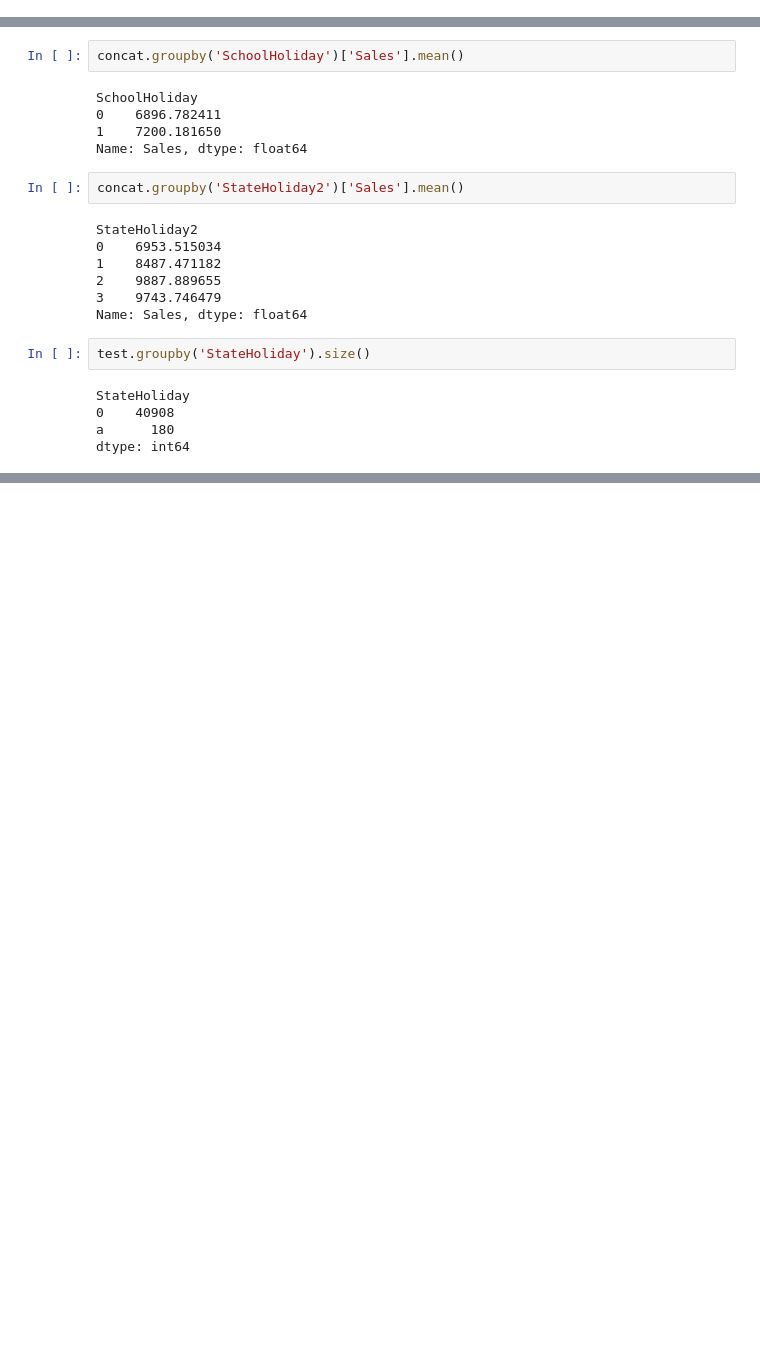
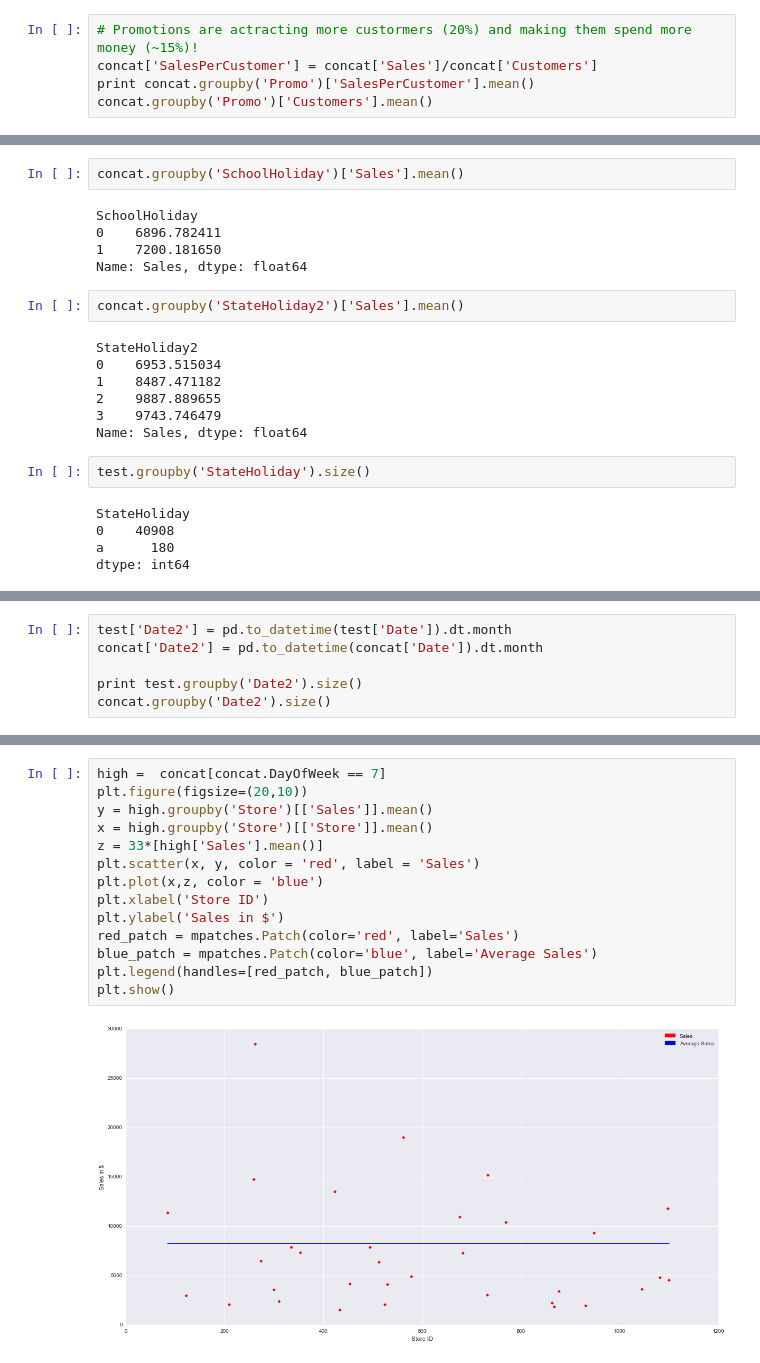
Before and after one commit to DarioMarrocchelli/DSI-Capstone-Project, a Jupyter notebook: DataExploration.ipynb, the cells around one changed output, grey strips where cells are left out. Cells and saved outputs as stored; diff of their text form; blank space fills up the shorter version.

```diff
--- a/DataExploration.ipynb
+++ b/DataExploration.ipynb
@@ -210,0 +218,5 @@ plt.show()
+# %%
+# Promotions are actracting more custormers (20%) and making them spend more money (~15%)!
+concat['SalesPerCustomer'] = concat['Sales']/concat['Customers']
+print concat.groupby('Promo')['SalesPerCustomer'].mean()
+concat.groupby('Promo')['Customers'].mean()
@@ -372,0 +444,6 @@ dtype: int64
+# %%
+test['Date2'] = pd.to_datetime(test['Date']).dt.month
+concat['Date2'] = pd.to_datetime(concat['Date']).dt.month
+
+print test.groupby('Date2').size()
+concat.groupby('Date2').size()
@@ -372,0 +469,16 @@ dtype: int64
+# %%
+high =  concat[concat.DayOfWeek == 7]
+plt.figure(figsize=(20,10))
+y = high.groupby('Store')[['Sales']].mean()
+x = high.groupby('Store')[['Store']].mean()
+z = 33*[high['Sales'].mean()]
+plt.scatter(x, y, color = 'red', label = 'Sales')
+plt.plot(x,z, color = 'blue')
+plt.xlabel('Store ID')
+plt.ylabel('Sales in $')
+red_patch = mpatches.Patch(color='red', label='Sales')
+blue_patch = mpatches.Patch(color='blue', label='Average Sales')
+plt.legend(handles=[red_patch, blue_patch])
+plt.show()
+# %% [output]
+[figure, added]
```
Also changed, not shown: parts of 13 cells of this notebook.
